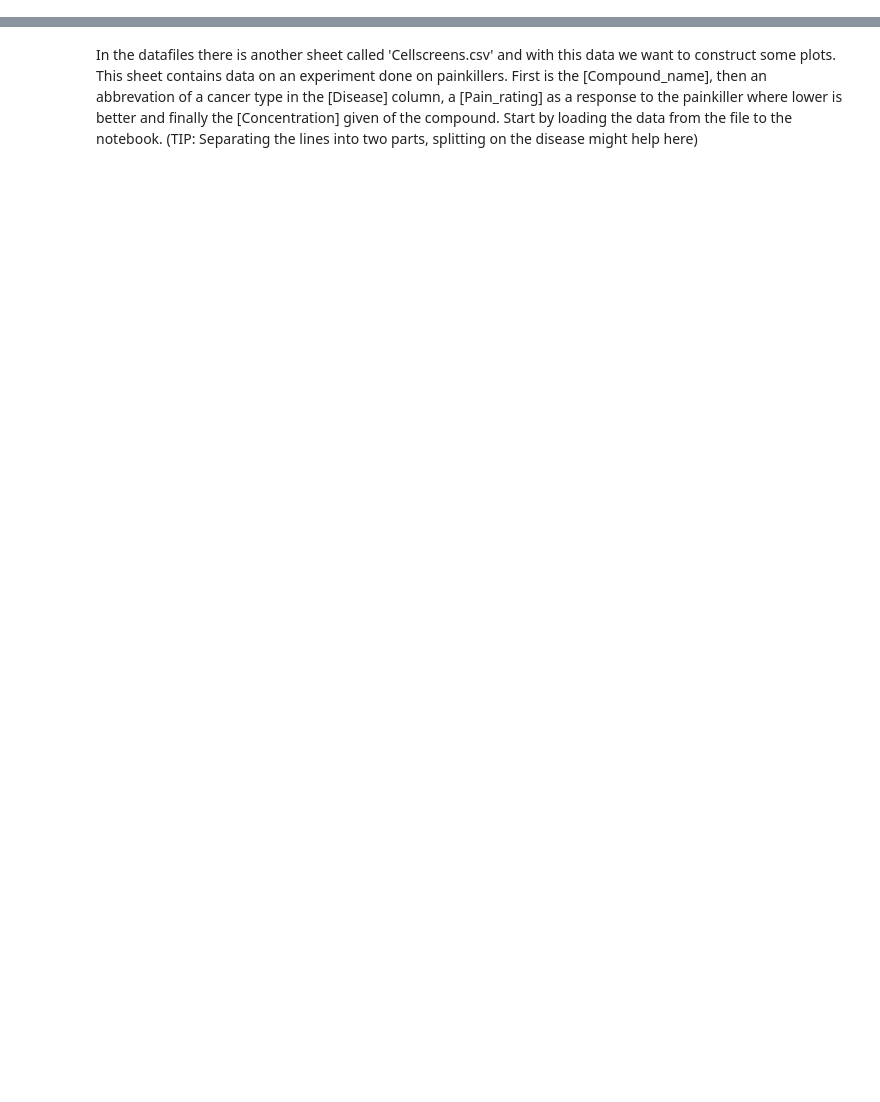
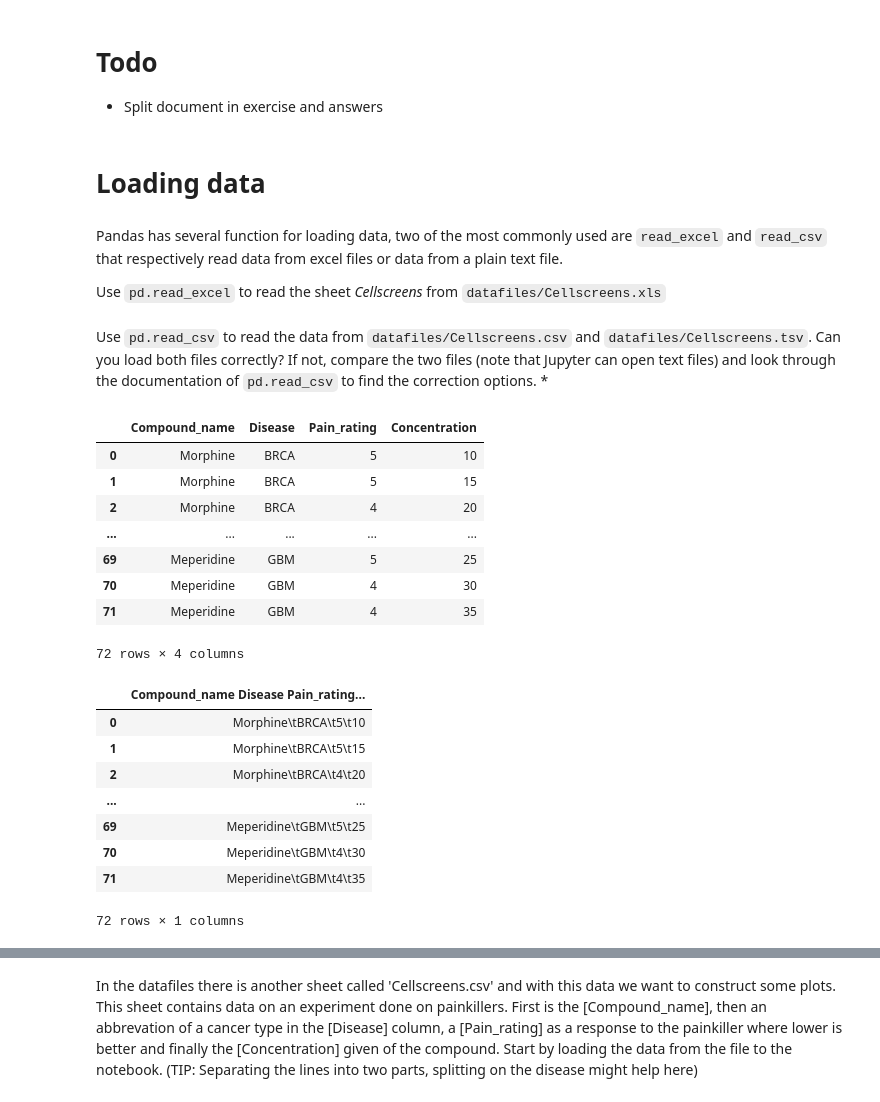
Before and after one commit to lacdr-tox/basic-programming-in-drug-discovery, a Jupyter notebook: python/exercises/3. Working with Pandas DataFrames.ipynb, the cells around one changed output, grey strips where cells are left out. Drawn from its saved outputs; the diff is of its cells as text; code cells hidden in the pictures; blank space fills up the shorter version.

Commit message:
Moved content from slides to exercises

```diff
--- a/python/exercises/3. Working with Pandas DataFrames.ipynb
+++ b/python/exercises/3. Working with Pandas DataFrames.ipynb
@@ -45,0 +5,10 @@ import pandas as pd
+# %% [markdown]
+# Todo
+
+* Split document in exercise and answers
+# %% [markdown]
+# Loading data
+# %% [markdown]
+Pandas has several function for loading data, two of the most commonly used are `read_excel` and `read_csv` that respectively read data from excel files or data from a plain text file.
+
+Use `pd.read_excel` to read the sheet *Cellscreens* from `datafiles/Cellscreens.xls`
@@ -45,0 +17,27 @@ import pandas as pd
+# %% [markdown]
+Use `pd.read_csv` to read the data from `datafiles/Cellscreens.csv` and `datafiles/Cellscreens.tsv`. Can you load both files correctly? If not, compare the two files (note that Jupyter can open text files) and look through the documentation of `pd.read_csv` to find the correction options.
+    *
+# %%
+pd_csv = pd.read_csv('datafiles/Cellscreens.csv')
+pd_tsv = pd.read_csv('datafiles/Cellscreens.tsv')
+display(pd_csv)
+display(pd_tsv)
+# %% [output]
+|  | Compound_name | Disease | Pain_rating | Concentration |
+| 0 | Morphine | BRCA | 5 | 10 |
+| 1 | Morphine | BRCA | 5 | 15 |
+| 2 | Morphine | BRCA | 4 | 20 |
+| ... | ... | ... | ... | ... |
+| 69 | Meperidine | GBM | 5 | 25 |
+| 70 | Meperidine | GBM | 4 | 30 |
+| 71 | Meperidine | GBM | 4 | 35 |
+72 rows × 4 columns
+|  | Compound_name Disease Pain_rating... |
+| 0 | Morphine\tBRCA\t5\t10 |
+| 1 | Morphine\tBRCA\t5\t15 |
+| 2 | Morphine\tBRCA\t4\t20 |
+| ... | ... |
+| 69 | Meperidine\tGBM\t5\t25 |
+| 70 | Meperidine\tGBM\t4\t30 |
+| 71 | Meperidine\tGBM\t4\t35 |
+72 rows × 1 columns
```
Also changed, not shown: parts of 83 cells of this notebook.
